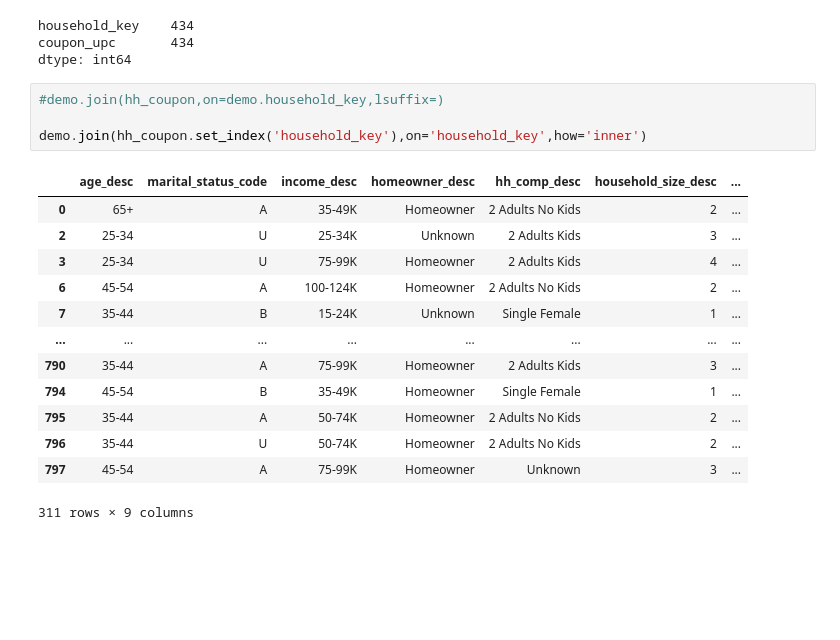
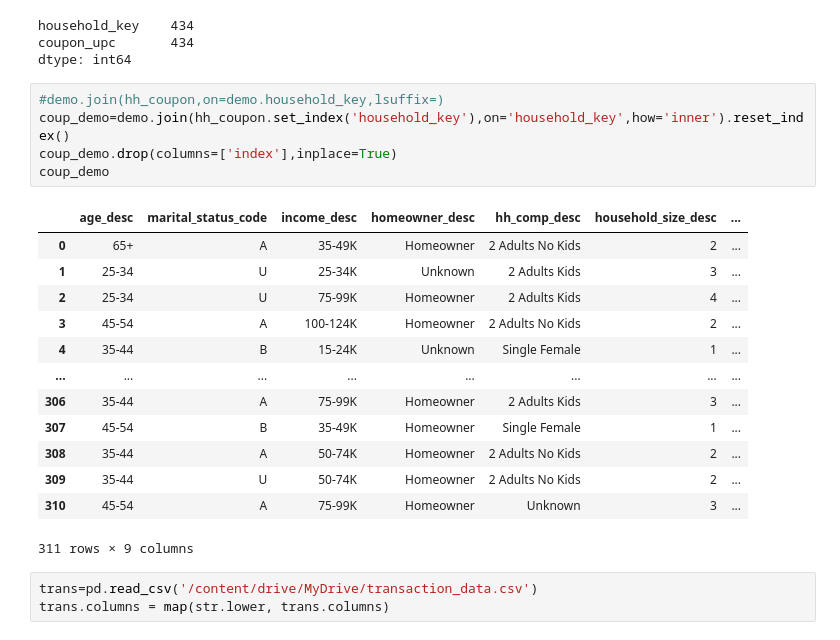
Before and after one commit to komkar123/INFO7374-Algorithmic_Digital_Marketing, a Jupyter notebook: Project/Coupon Redemption Prediction/dataset_making.ipynb, the cells around one changed output. Drawn from its saved outputs; the diff is of its cells as text; blank space fills up the shorter version.

```diff
--- a/Project/Coupon Redemption Prediction/dataset_making.ipynb
+++ b/Project/Coupon Redemption Prediction/dataset_making.ipynb
@@ -49,19 +57,23 @@ coupon_upc       434
 dtype: int64
 # %%
 #demo.join(hh_coupon,on=demo.household_key,lsuffix=)
-
-demo.join(hh_coupon.set_index('household_key'),on='household_key',how='inner')
+coup_demo=demo.join(hh_coupon.set_index('household_key'),on='household_key',how='inner').reset_index()
+coup_demo.drop(columns=['index'],inplace=True)
+coup_demo
 # %% [output]
 |  | age_desc | marital_status_code | income_desc | homeowner_desc | hh_comp_desc | household_size_desc | ... |
 | 0 | 65+ | A | 35-49K | Homeowner | 2 Adults No Kids | 2 | ... |
-| 2 | 25-34 | U | 25-34K | Unknown | 2 Adults Kids | 3 | ... |
-| 3 | 25-34 | U | 75-99K | Homeowner | 2 Adults Kids | 4 | ... |
-| 6 | 45-54 | A | 100-124K | Homeowner | 2 Adults No Kids | 2 | ... |
-| 7 | 35-44 | B | 15-24K | Unknown | Single Female | 1 | ... |
+| 1 | 25-34 | U | 25-34K | Unknown | 2 Adults Kids | 3 | ... |
+| 2 | 25-34 | U | 75-99K | Homeowner | 2 Adults Kids | 4 | ... |
+| 3 | 45-54 | A | 100-124K | Homeowner | 2 Adults No Kids | 2 | ... |
+| 4 | 35-44 | B | 15-24K | Unknown | Single Female | 1 | ... |
 | ... | ... | ... | ... | ... | ... | ... | ... |
-| 790 | 35-44 | A | 75-99K | Homeowner | 2 Adults Kids | 3 | ... |
-| 794 | 45-54 | B | 35-49K | Homeowner | Single Female | 1 | ... |
-| 795 | 35-44 | A | 50-74K | Homeowner | 2 Adults No Kids | 2 | ... |
-| 796 | 35-44 | U | 50-74K | Homeowner | 2 Adults No Kids | 2 | ... |
-| 797 | 45-54 | A | 75-99K | Homeowner | Unknown | 3 | ... |
+| 306 | 35-44 | A | 75-99K | Homeowner | 2 Adults Kids | 3 | ... |
+| 307 | 45-54 | B | 35-49K | Homeowner | Single Female | 1 | ... |
+| 308 | 35-44 | A | 50-74K | Homeowner | 2 Adults No Kids | 2 | ... |
+| 309 | 35-44 | U | 50-74K | Homeowner | 2 Adults No Kids | 2 | ... |
+| 310 | 45-54 | A | 75-99K | Homeowner | Unknown | 3 | ... |
 311 rows × 9 columns
+# %%
+trans=pd.read_csv('/content/drive/MyDrive/transaction_data.csv')
+trans.columns = map(str.lower, trans.columns)
```
Also changed, not shown: parts of 14 cells of this notebook.
